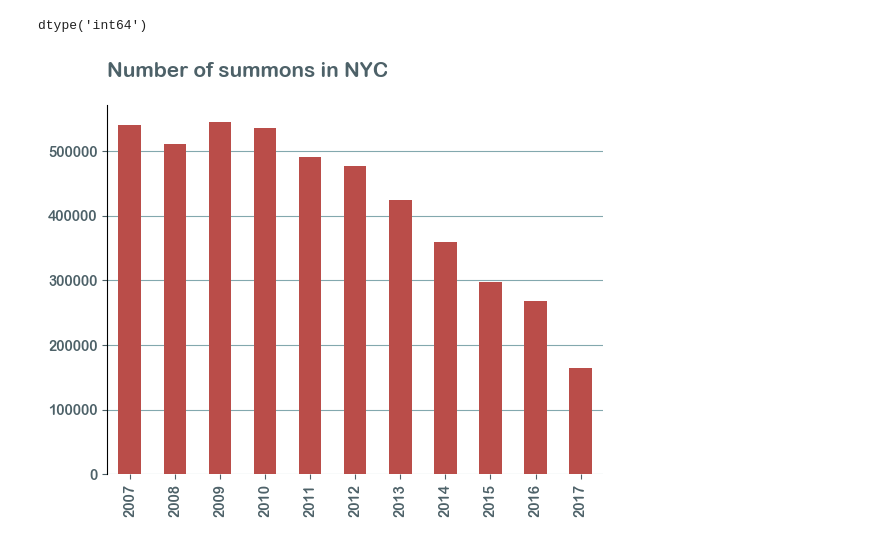
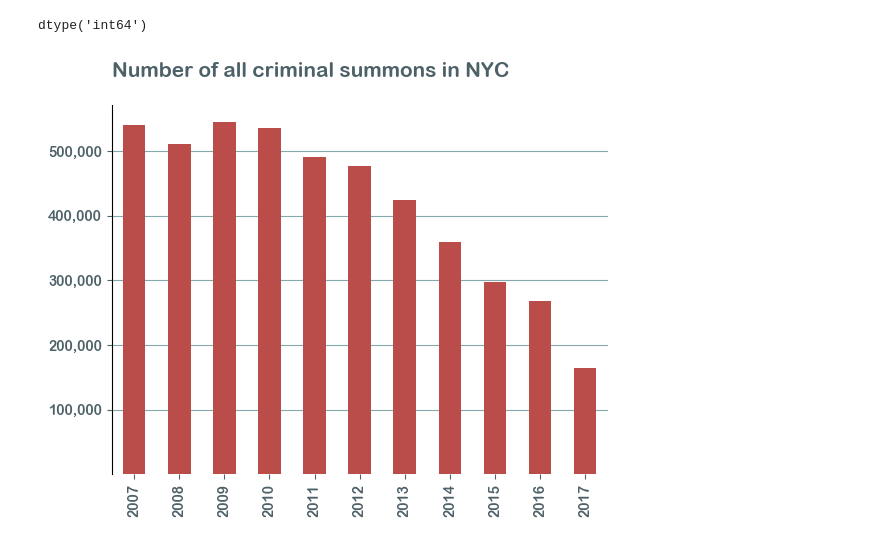
Before and after one commit to Palarisk/data-studio, a Jupyter notebook: code/04-summons/summons.ipynb, the cells around one changed output. Cells and saved outputs as stored; diff of their text form; code cells hidden in the pictures.

```diff
--- a/code/04-summons/summons.ipynb
+++ b/code/04-summons/summons.ipynb
@@ -554,23 +572,24 @@ dtype('int64')
 # %%
 ax_nyc_total=df_man_total.plot(x='Year', y='Summons', kind='bar')
 
-ax_nyc_total.set_title("Number of summons in NYC", pad=20, fontsize=15, loc='left')
+ax_nyc_total.set_title("Number of all criminal summons in NYC", pad=20, fontsize=15, loc='left')
 
 #ax_all_sw.yaxis.label.set_visible(False)
 ax_nyc_total.xaxis.label.set_visible(False)
 ax_nyc_total.grid(False, axis='x')
 #ax_all_sw.tick_params(labeltop=True, labelbottom=False)
 #ax_all_sw.tick_params(left=True)
 #plt.gcf().text(0.12, 0.98, "Number of people killed by foodborne outbreaks from 1998 to 2016", ha='left', fontsize=12)
 #ax_all_sw.set_xticks([2007,2008,2009,2010,2011,2012,2013,2014,2015,2016])
 #ax_all_sw.set_xticklabels(["10", '20','30','40','50'])
-#ax_all_sw.set_yticks([0,1,2,3,4,5,6,7,8,9,10,11,12,13,14,15])
-#ax_all_sw.set_yticklabels(["Fungi","Sprouts","Root vegetables","Nuts and seeds","Leafy greens","Vegetables","Fruits","Game","Eggs","Fish","Pork","Mollusks","Chicken","Beef","Turkey","Dairy"])
+ax_nyc_total.set_yticks([100000,200000,300000,400000,500000])
+ax_nyc_total.set_yticklabels(["100,000","200,000","300,000","400,000","500,000"])
 ax_nyc_total.legend_.remove()
 #ax_all_sw.tick_params(left=False, bottom=False)
-#plt.savefig("all_sidewalk.pdf", transparent=True)
+
+plt.savefig("all_nyc.pdf", transparent=True)
 # %% [output]
-[figure, old version]
+[figure, new version]
 # %%
 ax_all_sw=df_allbike2[df_allbike2.Violation == 'BICYCLE ON SIDEWALK'].plot(x='Year', y='Summons', kind='bar')
 
```
Also changed, not shown: parts of 4 cells of this notebook, 4 other files.
